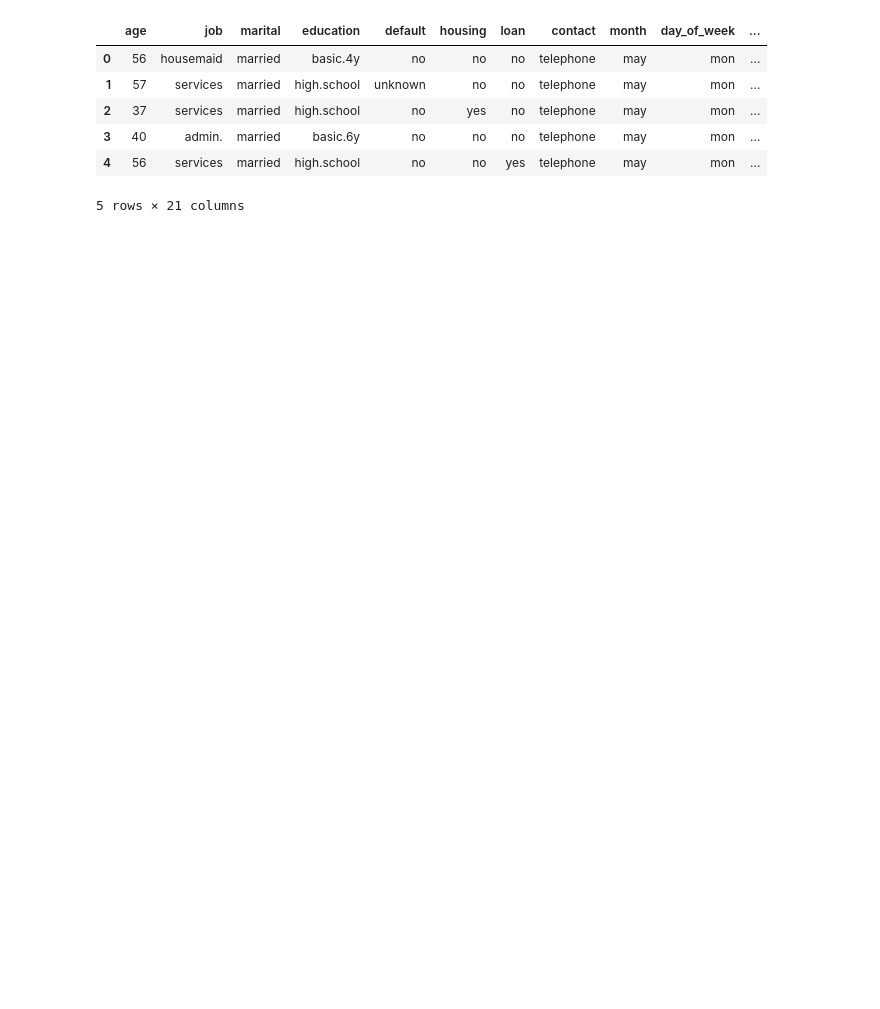
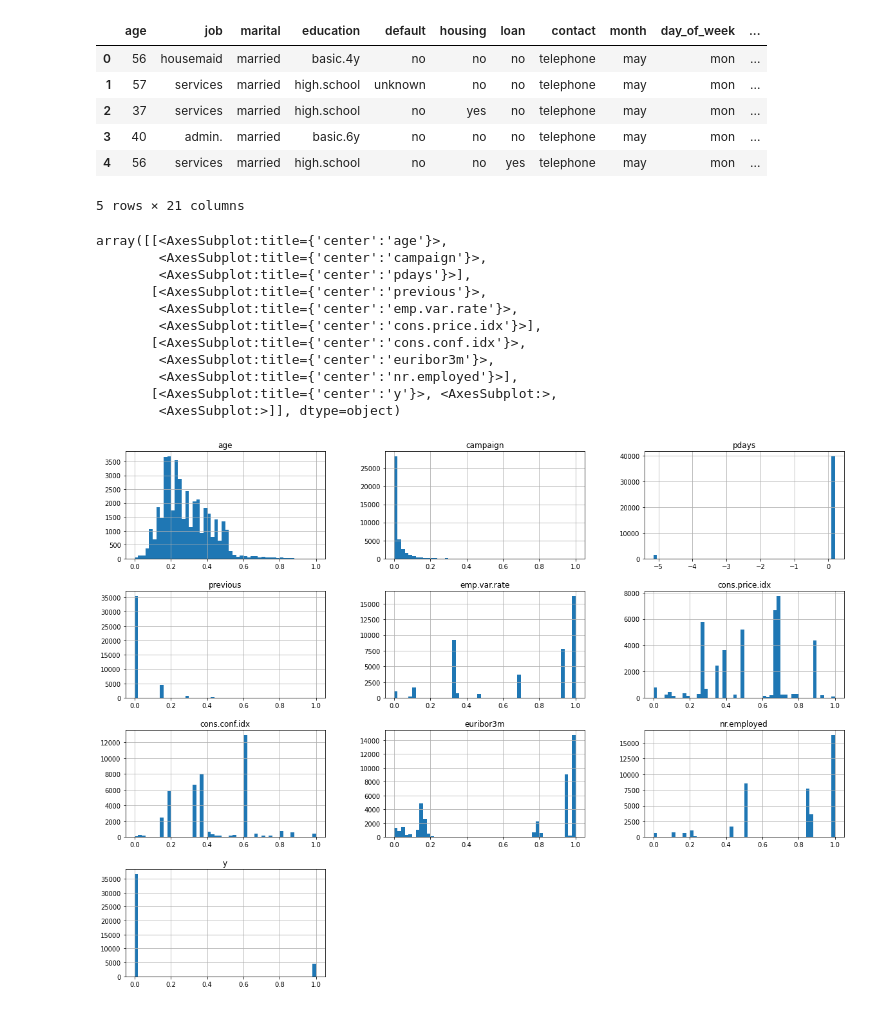
Before and after one commit to junelsolis/AAU-Machine-Learning, a Jupyter notebook: Mini Project 1/Mini Project 1.ipynb, the cells around one changed output. Drawn from its saved outputs; the diff is of its cells as text; code cells hidden in the pictures; blank space fills up the shorter version.

```diff
--- a/Mini Project 1/Mini Project 1.ipynb
+++ b/Mini Project 1/Mini Project 1.ipynb
@@ -34,30 +34,6 @@ data.head()
 | 3 | 40 | admin. | married | basic.6y | no | no | no | telephone | may | mon | ... |
 | 4 | 56 | services | married | high.school | no | no | yes | telephone | may | mon | ... |
 5 rows × 21 columns
-# %%
-import numpy as np
-# from numpy import nan
-
-data['contacted_pdays'] = data['pdays']
-
-data.loc[data.contacted_pdays == 999, 'contacted_pdays'] = 0
-data.loc[data.contacted_pdays != 0, 'contacted_pdays'] = 1
-
-# Get values from pdays column,remove 999 values
-values = np.array(data.pdays)
-values = values[values != 999]
-median = np.median(values)
-
-# data.loc[data.pdays == 999, 'pdays'] = 999
-
-
-
-columns = ['age', 'job', 'marital', 'education', 'default', 'housing', 'loan',
-       'contact', 'month', 'day_of_week', 'duration', 'campaign', 'contacted_pdays', 'pdays',
-       'previous', 'poutcome', 'emp.var.rate', 'cons.price.idx',
-       'cons.conf.idx', 'euribor3m', 'nr.employed', 'y']
-
-data = data.reindex(columns=columns)
 # %%
 import numpy as np
 # Encode the desired target ("y") to a binary representation
@@ -86,7 +62,6 @@ standard_scaler = StandardScaler()
 # Perform feature scaling on numerical values
 clean_data['age'] = scaler.fit_transform(data[['age']])
 clean_data['campaign'] = scaler.fit_transform(data[['campaign']])
-clean_data['contacted_pdays'] = data[['contacted_pdays']]
 clean_data['pdays'] = standard_scaler.fit_transform(data[['pdays']])
 clean_data['previous'] = scaler.fit_transform(data[['previous']])
 clean_data['emp.var.rate'] = scaler.fit_transform(data[['emp.var.rate']])
@@ -97,9 +72,22 @@ clean_data['nr.employed'] = scaler.fit_transform(data[['nr.employed']])
 clean_data['y'] = y_encoded
 # %%
 ## Generate histograms for numerical features in processed data
-# import matplotlib.pyplot as plt
+import matplotlib.pyplot as plt
 
-# %matplotlib inline
+%matplotlib inline
 
-# histogram_columns = clean_data[['age', 'campaign', 'contacted_pdays', 'pdays', 'previous', 'emp.var.rate', 'cons.price.idx', 'cons.conf.idx', 'euribor3m', 'nr.employed', 'y']]
-# histogram_columns.hist(bins=50, figsize=(20,15))
+histogram_columns = clean_data[['age', 'campaign', 'pdays', 'previous', 'emp.var.rate', 'cons.price.idx', 'cons.conf.idx', 'euribor3m', 'nr.employed', 'y']]
+histogram_columns.hist(bins=50, figsize=(20,15))
+# %% [output]
+array([[<AxesSubplot:title={'center':'age'}>,
+        <AxesSubplot:title={'center':'campaign'}>,
+        <AxesSubplot:title={'center':'pdays'}>],
+       [<AxesSubplot:title={'center':'previous'}>,
+        <AxesSubplot:title={'center':'emp.var.rate'}>,
+        <AxesSubplot:title={'center':'cons.price.idx'}>],
+       [<AxesSubplot:title={'center':'cons.conf.idx'}>,
+        <AxesSubplot:title={'center':'euribor3m'}>,
+        <AxesSubplot:title={'center':'nr.employed'}>],
+       [<AxesSubplot:title={'center':'y'}>, <AxesSubplot:>,
+        <AxesSubplot:>]], dtype=object)
+[figure, added]
```
Also changed, not shown: parts of 9 cells of this notebook.
